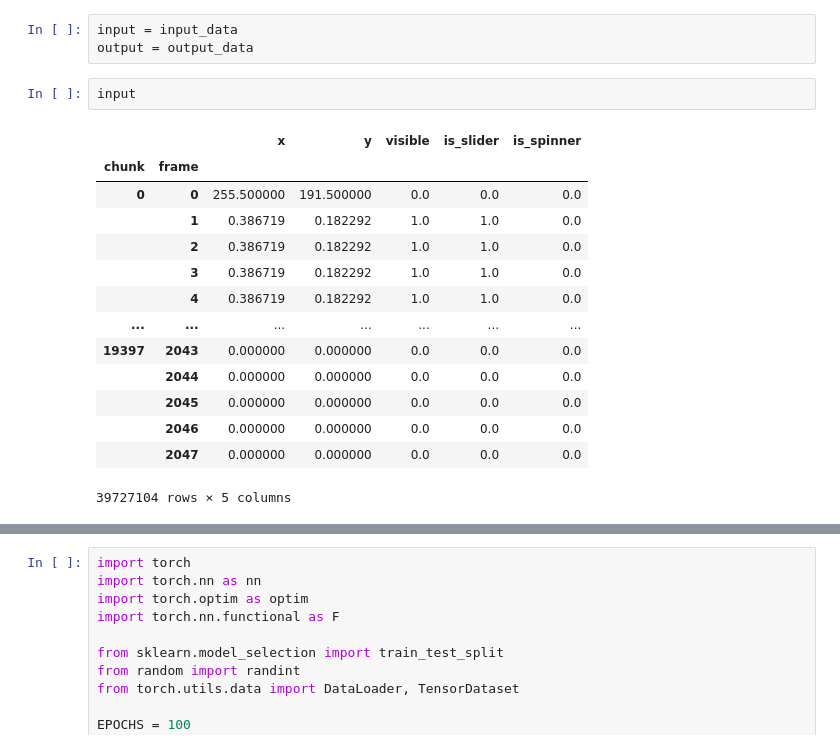
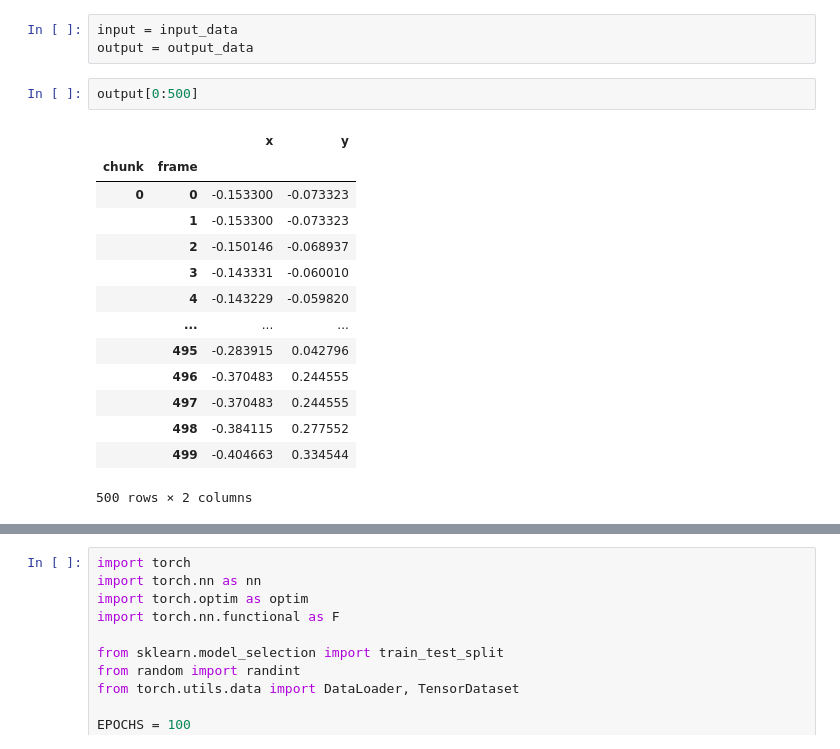
Before and after one commit to niooii/osu, a Jupyter notebook: train.ipynb, the cells around one changed output, grey strips where cells are left out. Cells and saved outputs as stored; diff of their text form.

```diff
--- a/train.ipynb
+++ b/train.ipynb
@@ -44,22 +44,22 @@ output_data = dataset.target_data(obj_dataset, verbose=True)
 input = input_data
 output = output_data
 # %%
-input
+output[0:500]
 # %% [output]
-|  |  | x | y | visible | is_slider | is_spinner |
-| chunk | frame |  |  |  |  |  |
-| 0 | 0 | 255.500000 | 191.500000 | 0.0 | 0.0 | 0.0 |
-|  | 1 | 0.386719 | 0.182292 | 1.0 | 1.0 | 0.0 |
-|  | 2 | 0.386719 | 0.182292 | 1.0 | 1.0 | 0.0 |
-|  | 3 | 0.386719 | 0.182292 | 1.0 | 1.0 | 0.0 |
-|  | 4 | 0.386719 | 0.182292 | 1.0 | 1.0 | 0.0 |
-| ... | ... | ... | ... | ... | ... | ... |
-| 19397 | 2043 | 0.000000 | 0.000000 | 0.0 | 0.0 | 0.0 |
-|  | 2044 | 0.000000 | 0.000000 | 0.0 | 0.0 | 0.0 |
-|  | 2045 | 0.000000 | 0.000000 | 0.0 | 0.0 | 0.0 |
-|  | 2046 | 0.000000 | 0.000000 | 0.0 | 0.0 | 0.0 |
-|  | 2047 | 0.000000 | 0.000000 | 0.0 | 0.0 | 0.0 |
+|  |  | x | y |
+| chunk | frame |  |  |
+| 0 | 0 | -0.153300 | -0.073323 |
+|  | 1 | -0.153300 | -0.073323 |
+|  | 2 | -0.150146 | -0.068937 |
+|  | 3 | -0.143331 | -0.060010 |
+|  | 4 | -0.143229 | -0.059820 |
+|  | ... | ... | ... |
+|  | 495 | -0.283915 | 0.042796 |
+|  | 496 | -0.370483 | 0.244555 |
+|  | 497 | -0.370483 | 0.244555 |
+|  | 498 | -0.384115 | 0.277552 |
+|  | 499 | -0.404663 | 0.334544 |
-39727104 rows × 5 columns
+500 rows × 2 columns
 # %%
 import torch
 
```
Also changed, not shown: parts of 6 cells of this notebook, 2 other files.
